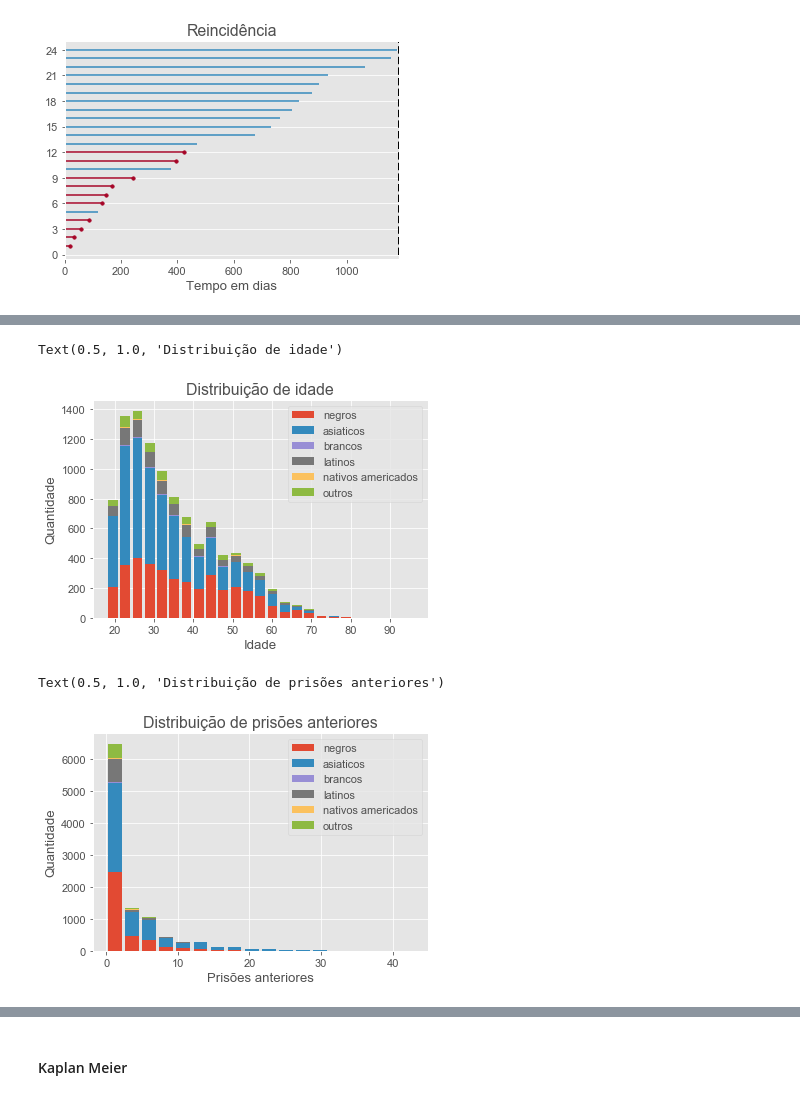
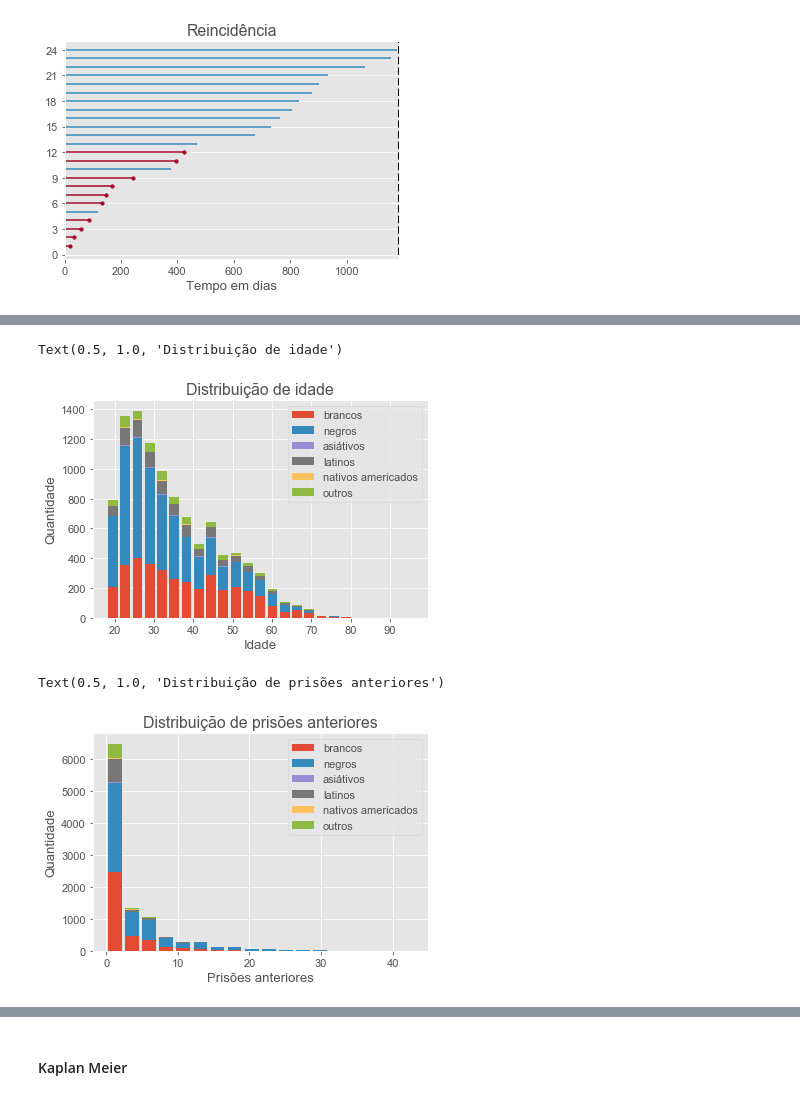
Before and after one commit to bseewald/fairness-ml-health, a Jupyter notebook: notebooks/compas/compas.ipynb, the cells around one changed output, grey strips where cells are left out. Cells and saved outputs as stored; diff of their text form; code cells hidden in the pictures.

```diff
--- a/notebooks/compas/compas.ipynb
+++ b/notebooks/compas/compas.ipynb
@@ -123,23 +125,23 @@ grouped_table
 # %%
 # Age distribution
 ax = df_compas.pivot(columns='race').age.plot(kind = 'hist', stacked=True, bins=25, rwidth=0.8)
-ax.legend(labels=['negros', 'asiaticos', 'brancos', 'latinos', 'nativos americados', 'outros'])
+ax.legend(labels=['brancos', 'negros', 'asiátivos', 'latinos', 'nativos americados', 'outros'])
 plt.xlabel('Idade')
 plt.ylabel('Quantidade')
 plt.title('Distribuição de idade')
 # %% [output]
 Text(0.5, 1.0, 'Distribuição de idade')
-[figure, old version]
+[figure, new version]
 # %%
 # prior arrest distribution
 ax = df_compas.pivot(columns='race').priors_count.plot(kind = 'hist', stacked=True, bins=18, rwidth=0.8)
-ax.legend(labels=['negros', 'asiaticos', 'brancos', 'latinos', 'nativos americados', 'outros'])
+ax.legend(labels=['brancos', 'negros', 'asiátivos', 'latinos', 'nativos americados', 'outros'])
 plt.xlabel('Prisões anteriores')
 plt.ylabel('Quantidade')
 plt.title('Distribuição de prisões anteriores')
 # %% [output]
 Text(0.5, 1.0, 'Distribuição de prisões anteriores')
-[figure, old version]
+[figure, new version]
 # %%
 # Classificacao COMPAS de risco
 ax = df_compas.pivot(columns='race').score_factor.plot(kind = 'hist', stacked=True, bins=5, rwidth=0.8)
```
Also changed, not shown: parts of 51 cells of this notebook.
